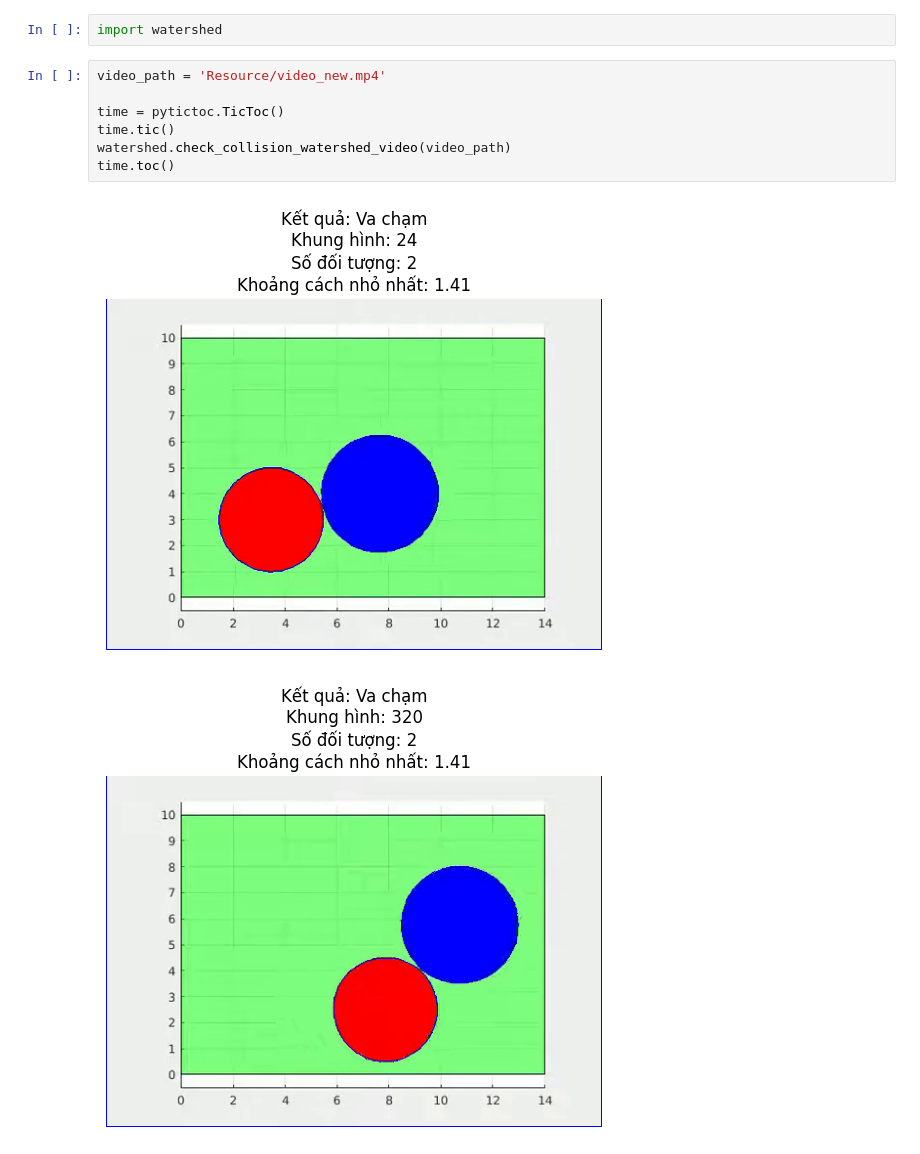
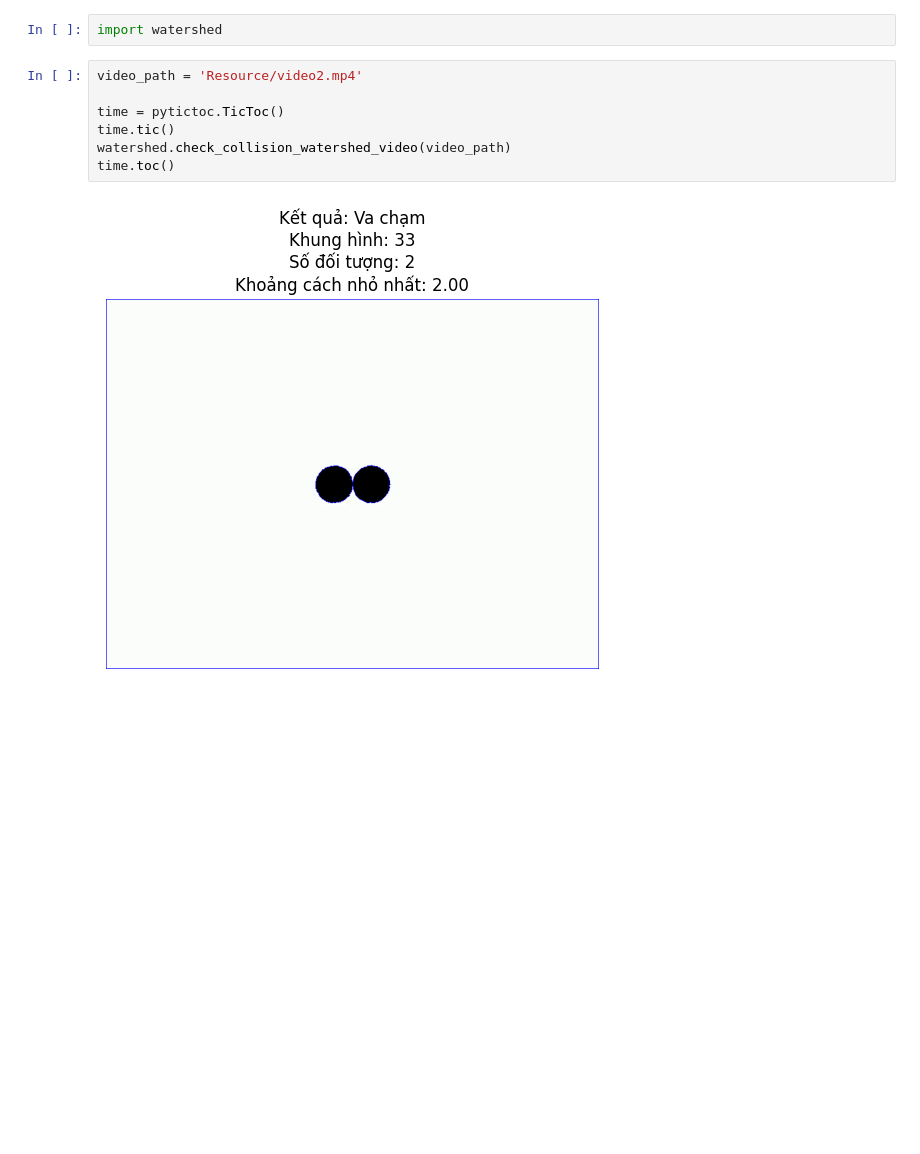
Before and after one commit to ThienNguyen3001/Object-Collision, a Jupyter notebook: watershed/experiment.ipynb, the cells around one changed output. Cells and saved outputs as stored; diff of their text form; blank space fills up the shorter version.

```diff
--- a/watershed/experiment.ipynb
+++ b/watershed/experiment.ipynb
@@ -117,12 +117,11 @@ Elapsed time is 0.454520 seconds.
 # %%
 import watershed
 # %%
-video_path = 'Resource/video_new.mp4'
+video_path = 'Resource/video2.mp4'
 
 time = pytictoc.TicToc()
 time.tic()
 watershed.check_collision_watershed_video(video_path)
 time.toc()
 # %% [output]
-[figure, old version]
+[figure, new version]
-[figure, removed]
```
Also changed, not shown: parts of 1 cell of this notebook.
